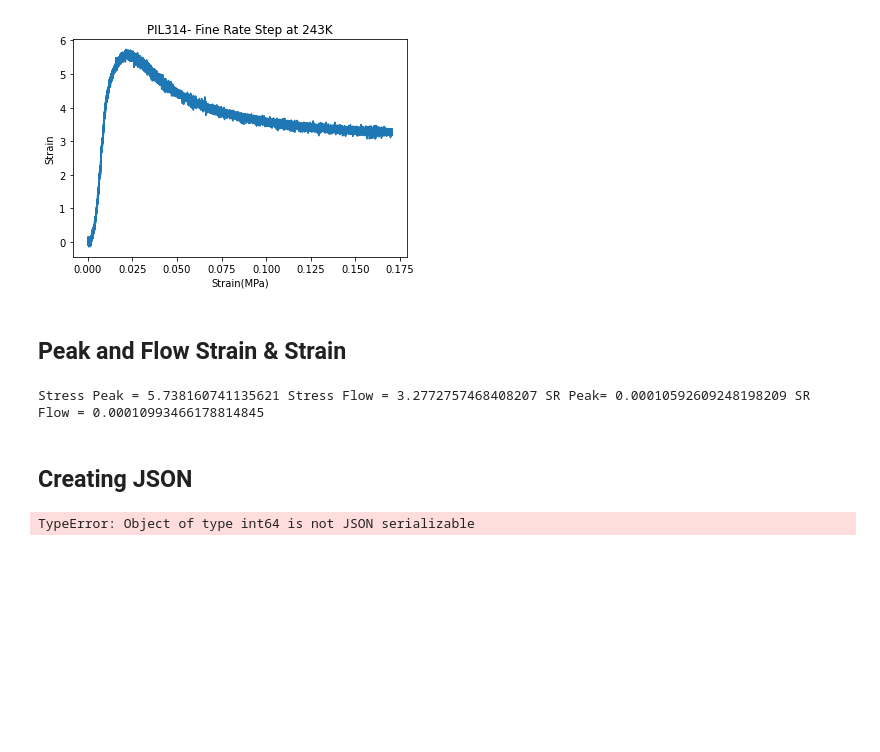
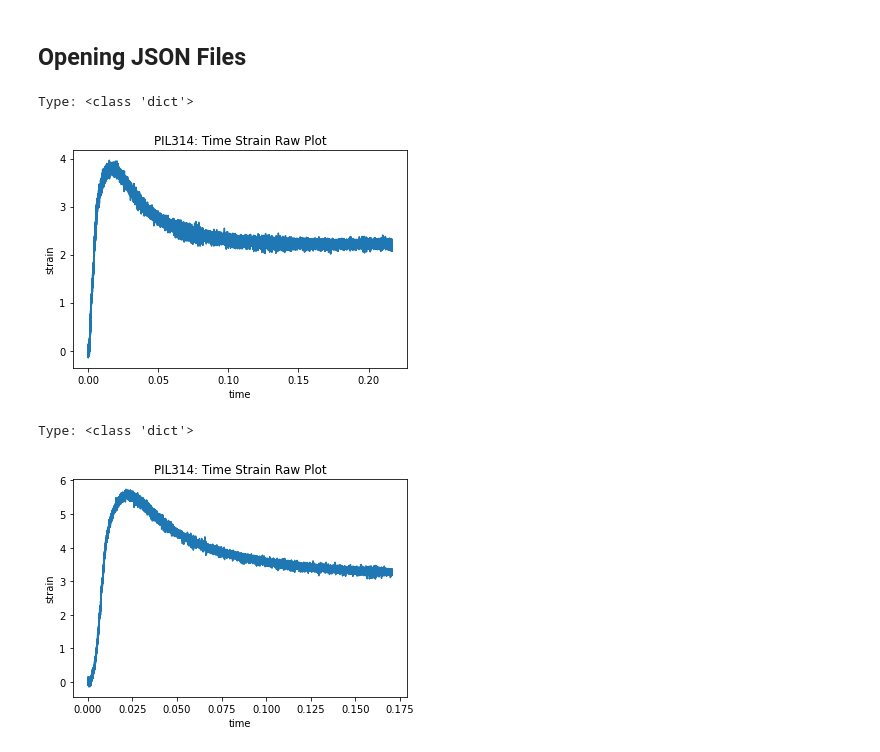
Before and after one commit to mica-92/ICE, a Jupyter notebook: AEE/ExpDataMaster.ipynb, the cells around one changed output. Saved outputs shown, nothing was run; the diff lists cells and outputs as text; code cells hidden in the pictures; blank space fills up the shorter version.

```diff
--- a/AEE/ExpDataMaster.ipynb
+++ b/AEE/ExpDataMaster.ipynb
@@ -78,49 +15,30 @@ plt.show()
-# %%
-start = [n for n,i in enumerate(time) if i> 106950][0]
-finish = [n for n,i in enumerate(time) if i> 108700][0]
-
-Lf_raw = L0 - (disp[start:finish] - disp[start]) * vtoinch
-stress = -((IL[start:finish] * vtoIL_fine * Lf_raw / (sample_r**2 * math.pi * L0))-(IL[start] * vtoIL_fine * Lf_raw / (sample_r**2 * math.pi * L0)))
-strain = np.log(L0 / Lf_raw)
-
-plt.plot(strain,stress)
-plt.xlabel('Strain')
-plt.ylabel('Stress (Mpa)')
-plt.title(f'PIL{i}- Strain- Stress Curve')
-plt.show()
-# %% [output]
-[figure, removed]
-# %% [markdown]
-## Peak and Flow Strain & Strain
-# %%
-stress_peak_loc = np.argmax(stress)
-stress_peak = stress[stress_peak_loc]
-temp_peak = temp[stress_peak_loc]
-slopeSR, interceptSR, r_valueSR, p_valueSR, std_errSR = linregress (time[start:finish],strain) # lin regress over all data
-SR_peak = slopeSR *  np.exp((- Q_DC / R) * ((1/temp_target)-(1/temp_peak))) # with correction
-stress_flow = np.mean(stress[-10000:-1])
-SR_flow = slopeSR *  np.exp((- Q_DC / R) * ((1/temp_target)-(1/np.mean(temp[(finish-10000):finish]))))
-
-
-print('Stress Peak =', stress_peak, 'Stress Flow =', stress_flow, 'SR Peak=', SR_peak, 'SR Flow =', SR_flow)
-# %% [output]
-Stress Peak = 5.738160741135621 Stress Flow = 3.2772757468408207 SR Peak= 0.00010592609248198209 SR Flow = 0.00010993466178814845
 # %% [markdown]
-## Creating JSON
+## Opening JSON Files
-# %%
-dict = {'Experiment': i, 'L0': L0, 'Strain Rate Exp': SR_exp, 'Grain Size': GS_exp, 'Temperature Exp': temp_target, 'Pressure Exp': pressure_target,
-                        'Temperature':temp[start:finish],
-                        'Internal Load':IL[start:finish],
-                        'Displacement':time[start:finish],
-                        'Seconds': time[start:finish],
-                        'Stress': stress,
-                        'Strain': strain,
-                        'Stress Peak': stress_peak,
-                        'Stress Flow': stress_flow,
-                        'Strain Rate Peak': SR_peak,
-                        'Strain Rate Flow':  SR_flow}
-
-with open(f'PIL{i}.json', 'w', cls=NumpyEncoder) as fp:
-    json.dump(dict, fp)
-# %% [output]
-TypeError: Object of type int64 is not JSON serializable
+# %%
+# EMS Data
+col_EMS = ['Experiment Number', 'Date', 'Target Temperature', 'Grain Size',
+    'Target Strain Rate', 'Initial Length', 'Final Length', 'Target Pressure', 'Internal Axial Load Read', 'Storage', 'Exp Start', 'Exp Finish']
+exp_EMS = pd.read_csv (r'C:\Users\sted9\Mica\AEEM.csv', names = col_EMS, skiprows=1)
+experiment_number = pd.Series(exp_EMS['Experiment Number'])
+
+for i in experiment_number:
+    with open(f'PIL{i}.json') as json_file:
+        data = json.load(json_file)
+
+        # Print the type of data variable
+        print("Type:", type(data))
+
+        # Print the data of dictionary
+        stress = data['Stress']
+        strain = data['Strain']
+
+        plt.plot(strain, stress)
+        plt.xlabel('time')
+        plt.ylabel('strain')
+        plt.title('PIL{i}: Time Strain Raw Plot')
+        plt.show()
+# %% [output]
+Type: <class 'dict'>
+[figure, added]
+Type: <class 'dict'>
+[figure, added]
```
Also changed, not shown: parts of 10 cells of this notebook.
